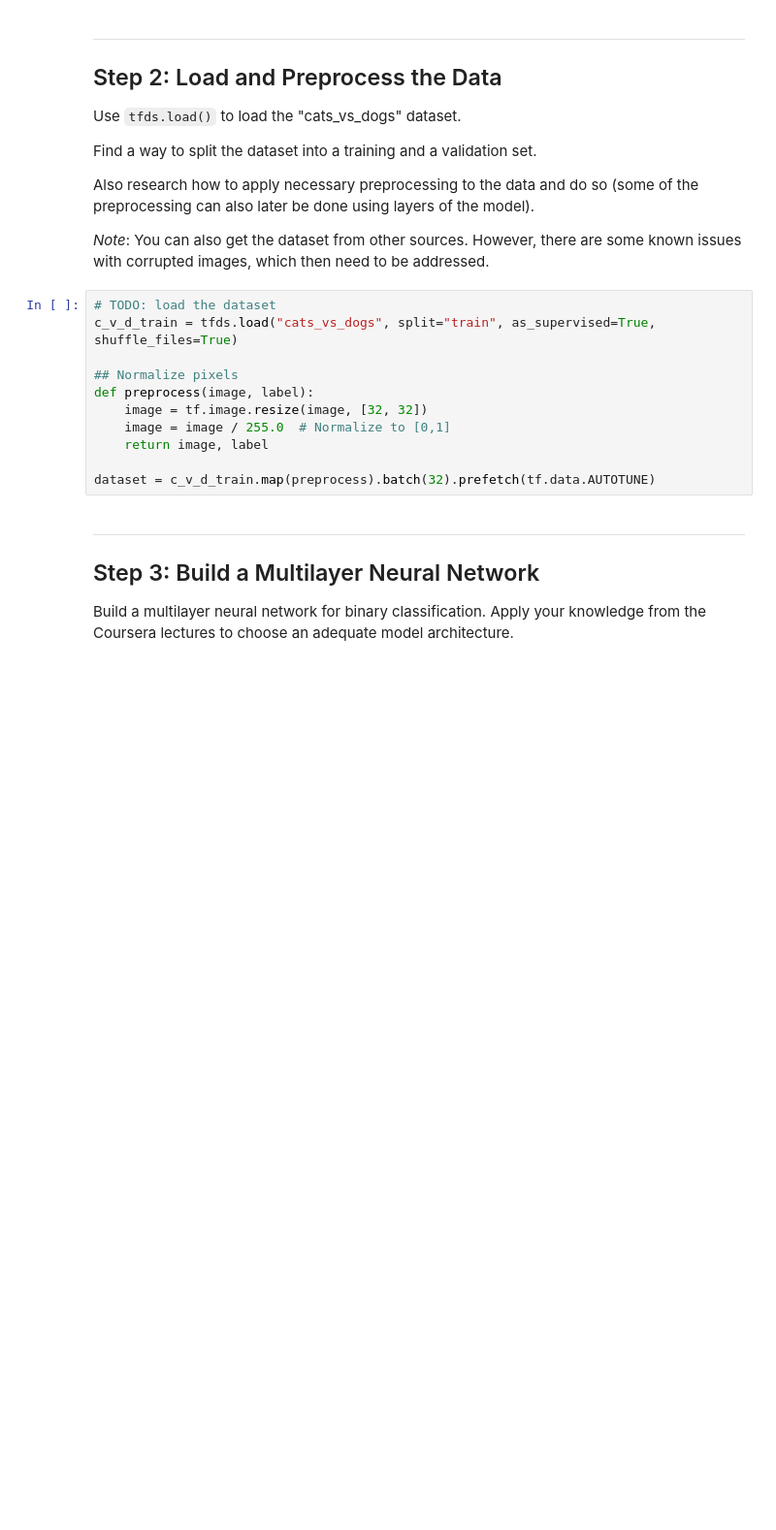
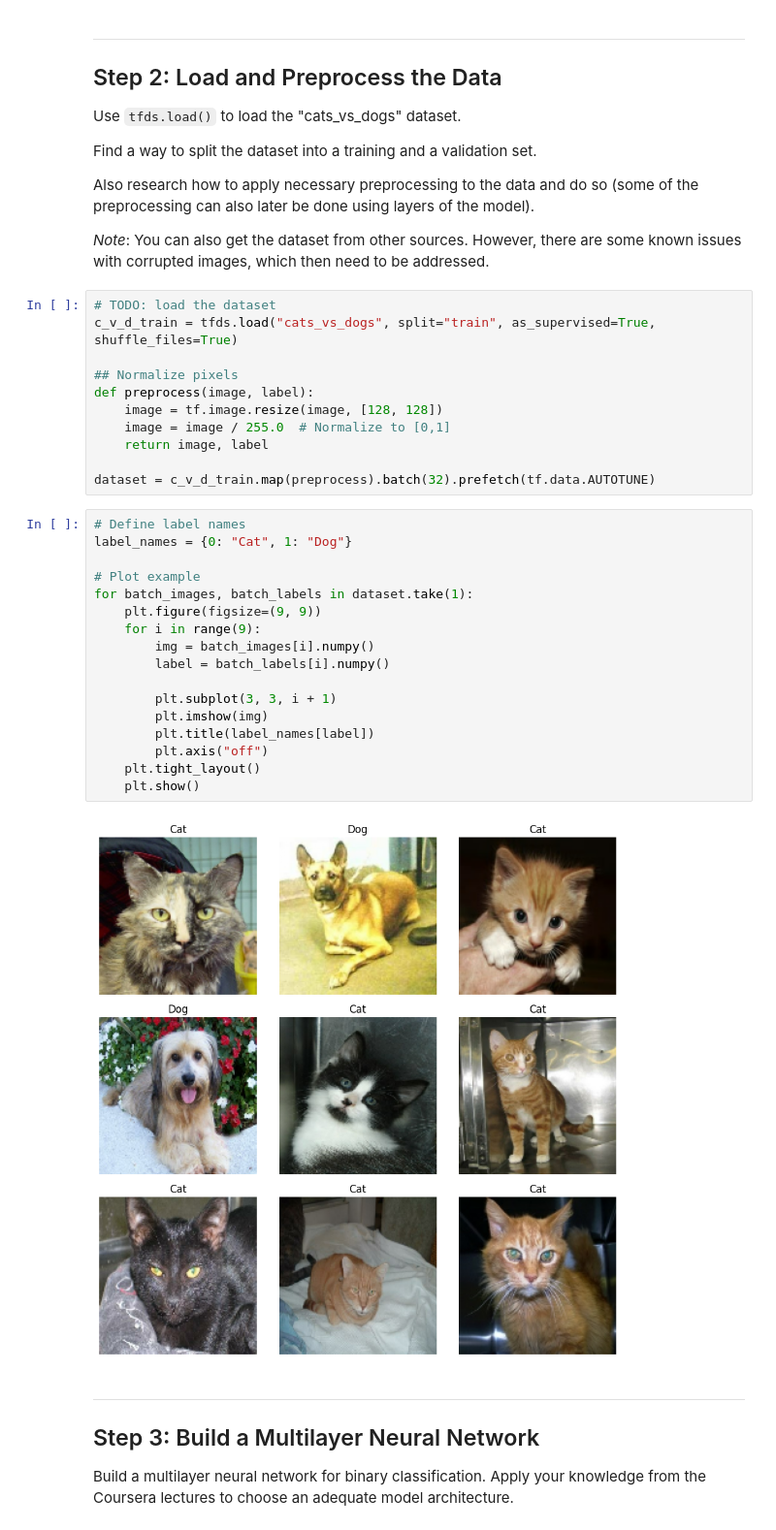
Before and after one commit to danikolbe/OpenCampus-Tensorflow, a Jupyter notebook: machine-learning-with-tensorflow/week-02/Week2_Notebook1_Cats_and_Dogs.ipynb, the cells around one changed output. Shown at 97% size. Saved outputs shown, nothing was run; the diff lists cells and outputs as text; blank space fills up the shorter version.

```diff
--- a/machine-learning-with-tensorflow/week-02/Week2_Notebook1_Cats_and_Dogs.ipynb
+++ b/machine-learning-with-tensorflow/week-02/Week2_Notebook1_Cats_and_Dogs.ipynb
@@ -38,11 +39,30 @@ c_v_d_train = tfds.load("cats_vs_dogs", split="train", as_supervised=True, shuff
 
 ## Normalize pixels
 def preprocess(image, label):
-    image = tf.image.resize(image, [32, 32])
+    image = tf.image.resize(image, [128, 128])
     image = image / 255.0  # Normalize to [0,1]
     return image, label
 
 dataset = c_v_d_train.map(preprocess).batch(32).prefetch(tf.data.AUTOTUNE)
+# %%
+# Define label names
+label_names = {0: "Cat", 1: "Dog"}
+
+# Plot example
+for batch_images, batch_labels in dataset.take(1):
+    plt.figure(figsize=(9, 9))
+    for i in range(9):
+        img = batch_images[i].numpy()
+        label = batch_labels[i].numpy()
+
+        plt.subplot(3, 3, i + 1)
+        plt.imshow(img)
+        plt.title(label_names[label])
+        plt.axis("off")
+    plt.tight_layout()
+    plt.show()
+# %% [output]
+[figure, added]
 # %% [markdown]
 ---
 
```
Also changed, not shown: parts of 4 cells of this notebook.
